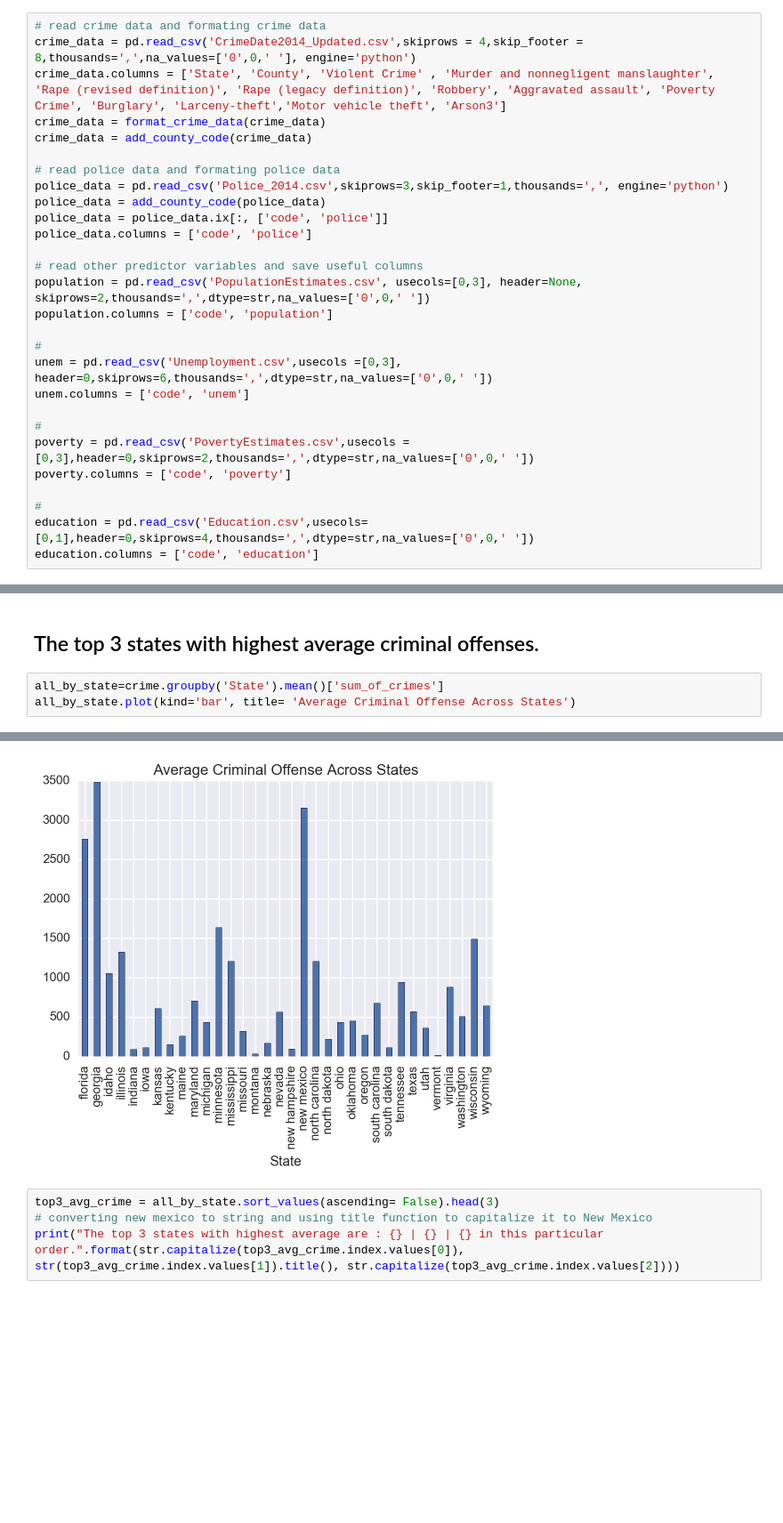
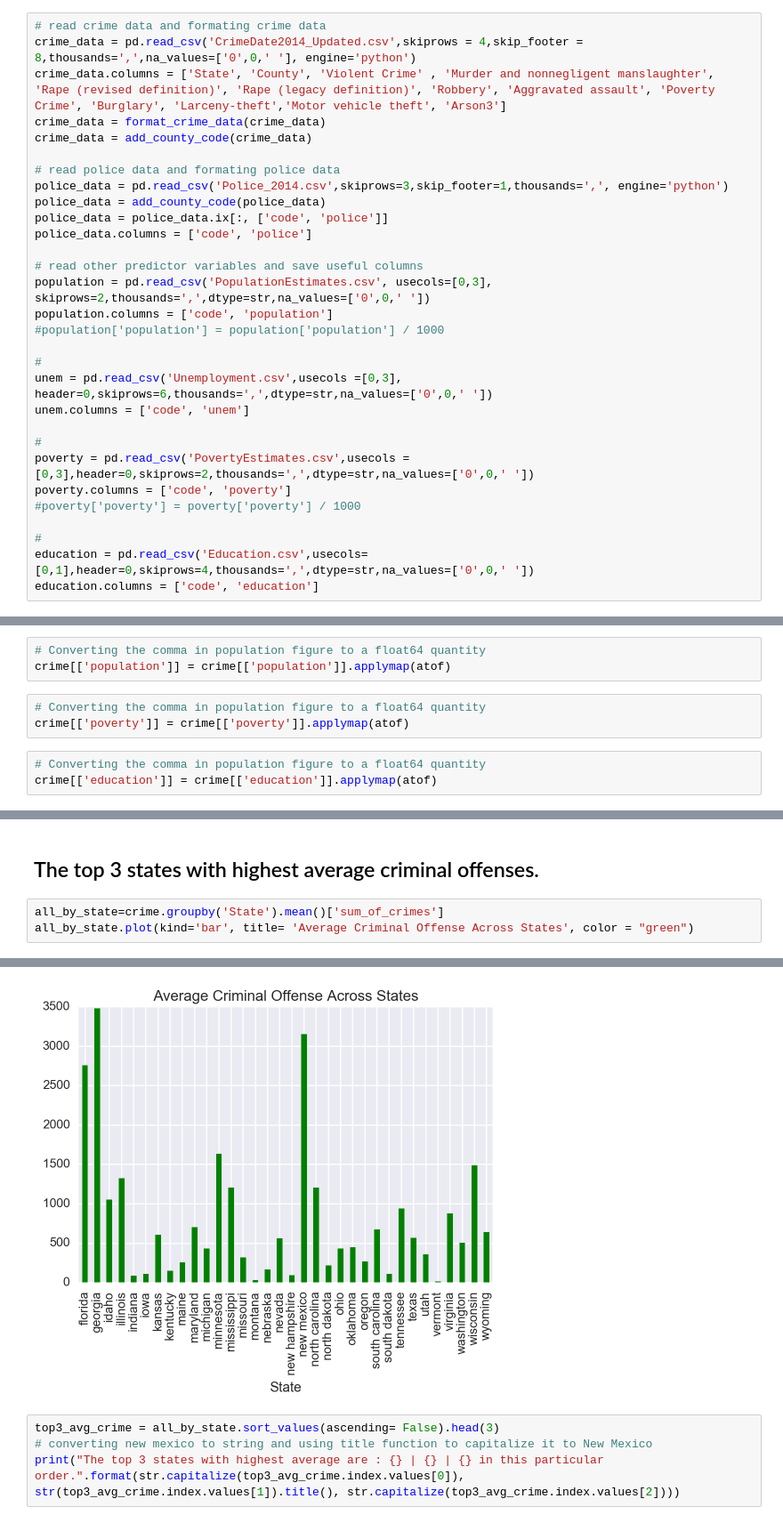
Before and after one commit to HoodPanther/Analysis-of-Criminal-Activities-in-US, a Jupyter notebook: Analysis of Crimes in US.ipynb, the cells around one changed output, grey strips where cells are left out. Shown: that part at 89% size. Saved outputs shown, nothing was run; the diff lists cells and outputs as text; blank space fills up the shorter version.

```diff
--- a/Analysis of Crimes in US.ipynb
+++ b/Analysis of Crimes in US.ipynb
@@ -101,8 +109,9 @@ police_data = police_data.ix[:, ['code', 'police']]
 police_data.columns = ['code', 'police']
 
 # read other predictor variables and save useful columns
-population = pd.read_csv('PopulationEstimates.csv', usecols=[0,3], header=None, skiprows=2,thousands=',',dtype=str,na_values=['0',0,' '])
+population = pd.read_csv('PopulationEstimates.csv', usecols=[0,3], skiprows=2,thousands=',',dtype=str,na_values=['0',0,' '])
 population.columns = ['code', 'population']
+#population['population'] = population['population'] / 1000
 
 #
 unem = pd.read_csv('Unemployment.csv',usecols =[0,3], header=0,skiprows=6,thousands=',',dtype=str,na_values=['0',0,' '])
@@ -111,6 +120,7 @@ unem.columns = ['code', 'unem']
 #
 poverty = pd.read_csv('PovertyEstimates.csv',usecols = [0,3],header=0,skiprows=2,thousands=',',dtype=str,na_values=['0',0,' '])
 poverty.columns = ['code', 'poverty']
+#poverty['poverty'] = poverty['poverty'] / 1000
 
 #
 education = pd.read_csv('Education.csv',usecols=[0,1],header=0,skiprows=4,thousands=',',dtype=str,na_values=['0',0,' '])
@@ -197,3 +150,12 @@ crime.head()
 | 65187 | georgia | baldwin county | 189.0 | 1.0 | 0.0 | 4.0 | ... |
 | 71430 | idaho | ada county | 184.0 | 0.0 | 65.0 | 0.0 | ... |
 5 rows × 27 columns
+# %%
+# Converting the comma in population figure to a float64 quantity
+crime[['population']] = crime[['population']].applymap(atof)
+# %%
+# Converting the comma in population figure to a float64 quantity
+crime[['poverty']] = crime[['poverty']].applymap(atof)
+# %%
+# Converting the comma in population figure to a float64 quantity
+crime[['education']] = crime[['education']].applymap(atof)
@@ -211,10 +207,10 @@ Georgia has highest criminal activities that is 6968 crimes in total in 2014.
 ## The top 3 states with highest average criminal offenses.
 # %%
 all_by_state=crime.groupby('State').mean()['sum_of_crimes']
-all_by_state.plot(kind='bar', title= 'Average Criminal Offense Across States')
+all_by_state.plot(kind='bar', title= 'Average Criminal Offense Across States', color = "green")
 # %% [output]
 <matplotlib.axes._subplots.AxesSubplot at 0x...>
-[figure, old version]
+[figure, new version]
 # %%
 top3_avg_crime = all_by_state.sort_values(ascending= False).head(3)
 # converting new mexico to string and using title function to capitalize it to New Mexico
```
Also changed, not shown: parts of 60 cells of this notebook, 1 other file.
